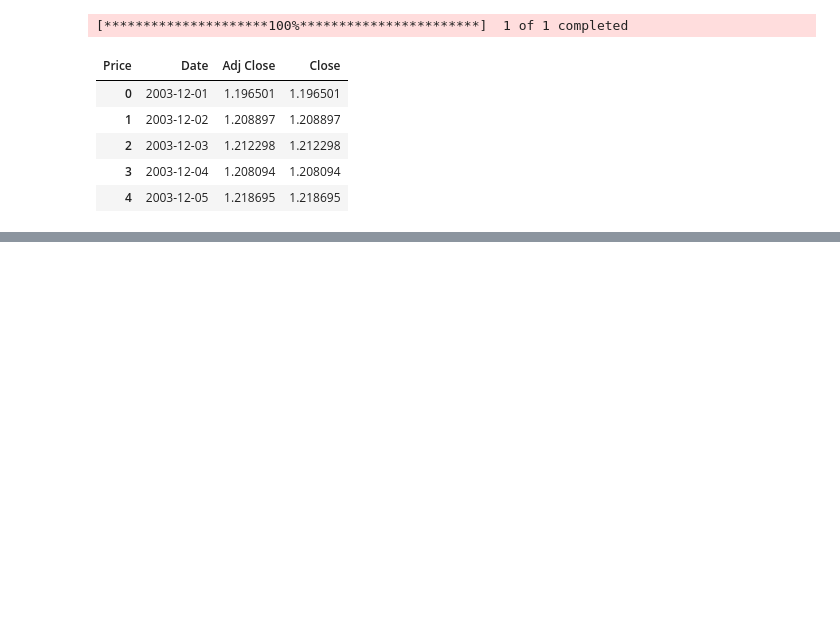
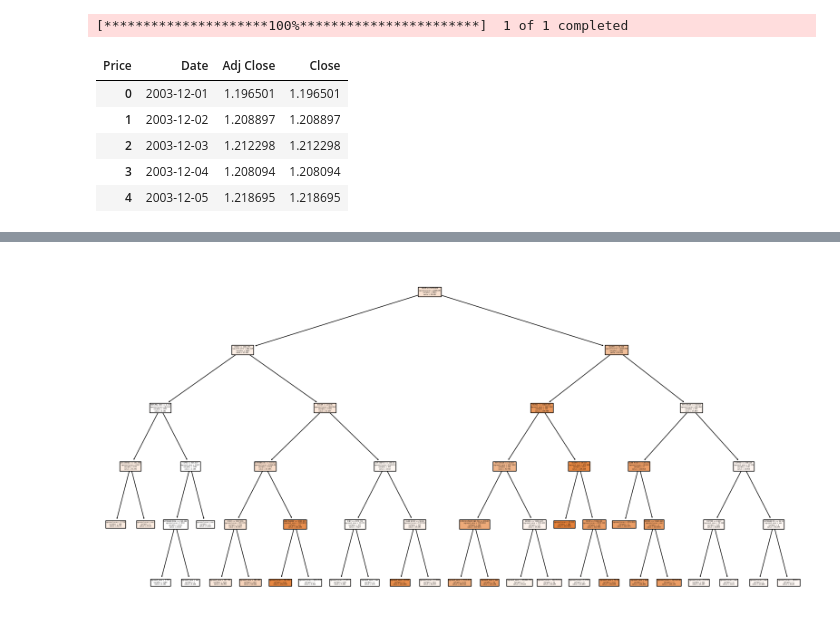
Before and after one commit to siddarvind/comm_stock, a Jupyter notebook: main.ipynb, the cells around one changed output, grey strips where cells are left out. Cells and saved outputs as stored; diff of their text form; code cells hidden in the pictures; blank space fills up the shorter version.

```diff
--- a/main.ipynb
+++ b/main.ipynb
@@ -91,13 +161,21 @@ merged_usd.head()
 # %%
+X_train = merged_apple_usd[['NATURAL GAS', 'GOLD', 'WTI CRUDE', 'BRENT CRUDE', 'SOYBEANS', 'CORN',
+       'COPPER', 'SILVER', 'LOW SULPHUR GAS OIL', 'LIVE CATTLE', 'SOYBEAN OIL',
+       'ALUMINIUM', 'SOYBEAN MEAL', 'ZINC', 'ULS DIESEL', 'NICKEL', 'WHEAT',
+       'SUGAR', 'COFFEE', 'LEAN HOGS', 'HRW WHEAT', 'COTTON']]
+Y_train = merged_apple_usd['Adj Close']
+
 from sklearn.tree import DecisionTreeRegressor
 tree = DecisionTreeRegressor(max_depth=5, random_state=42)
-tree.fit(X_train, y_train)
+tree.fit(X_train, Y_train)
 
-importances = tree.feature_importances_
+importances_apple = tree.feature_importances_
 
 from sklearn.tree import plot_tree
 import matplotlib.pyplot as plt
 
 plt.figure(figsize=(20, 10))
-plot_tree(tree, feature_names=X.columns, filled=True)
+plot_tree(tree, feature_names=X_train.columns, filled=True)
 plt.show()
+# %% [output]
+[figure, added]
```
Also changed, not shown: parts of 47 cells of this notebook.
